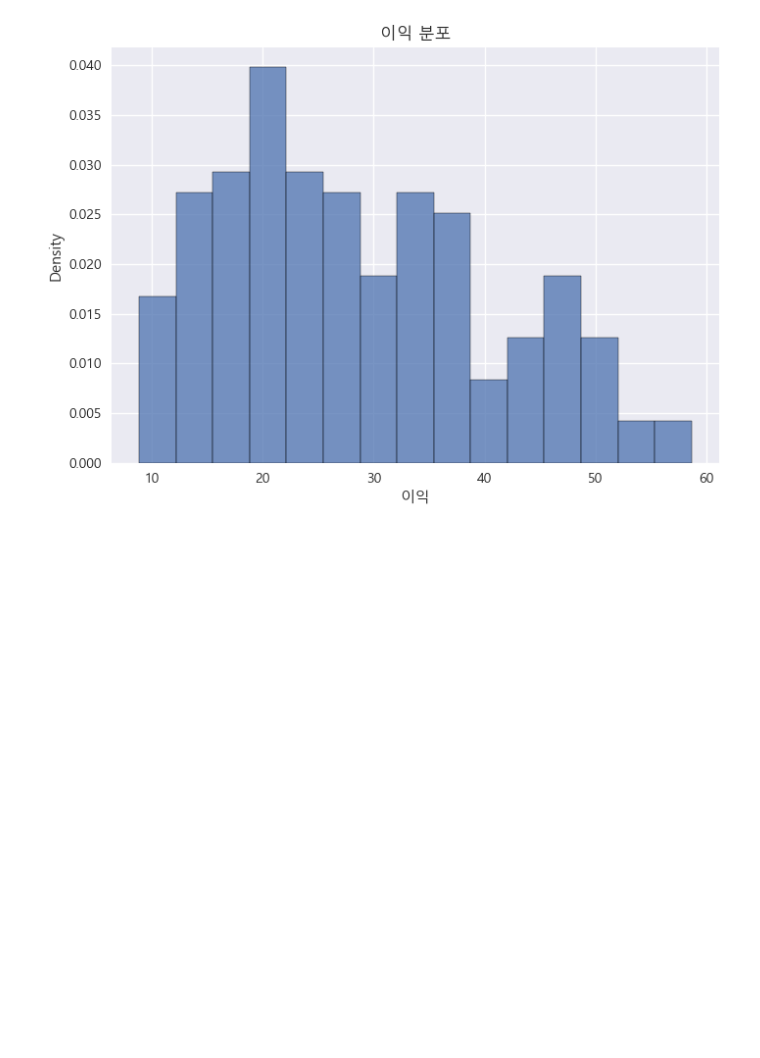
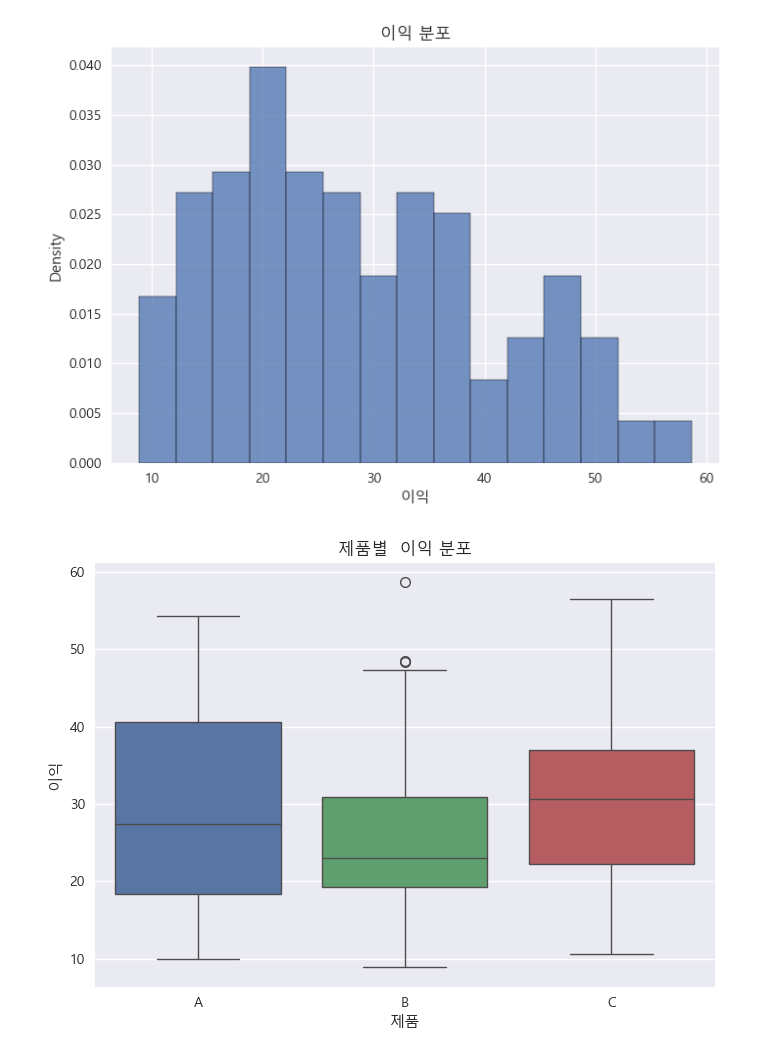
Before and after one commit to ShinJooHyeop/fintech3, a Jupyter notebook: 06machin_learning/numpy연습문제3.ipynb, the cells around one changed output. Cells and saved outputs as stored; diff of their text form; code cells hidden in the pictures; blank space fills up the shorter version.

```diff
--- a/06machin_learning/numpy연습문제3.ipynb
+++ b/06machin_learning/numpy연습문제3.ipynb
@@ -18,6 +18,8 @@ df.head()
 | 2 | 2024-03-31 | 서울 | A | 172 | 22.114619 | 1203.880436 | 전자 |
 | 3 | 2024-04-30 | 서울 | A | 94 | 21.636703 | 491.932862 | 전자 |
 | 4 | 2024-05-31 | 서울 | A | 186 | 20.698511 | 1835.592633 | 전자 |
+# %%
+df2 = df.copy()
 # %%
 month_money= df[['매출','날짜']].groupby('날짜').sum()
 month_money['매출']
@@ -91,4 +93,10 @@ plt.show()
 # %% [output]
 [figure]
 # %%
-#문제7 제품별 이익 분포 마
+#문제7 제품별 이익 분포
+plt.figure()
+sns.boxplot(data = df2 ,x = '제품',y='이익',hue='제품')
+plt.title('제품별  이익 분포')
+plt.show()
+# %% [output]
+[figure, added]
```
Also changed, not shown: parts of 5 cells of this notebook, 9 other files.
